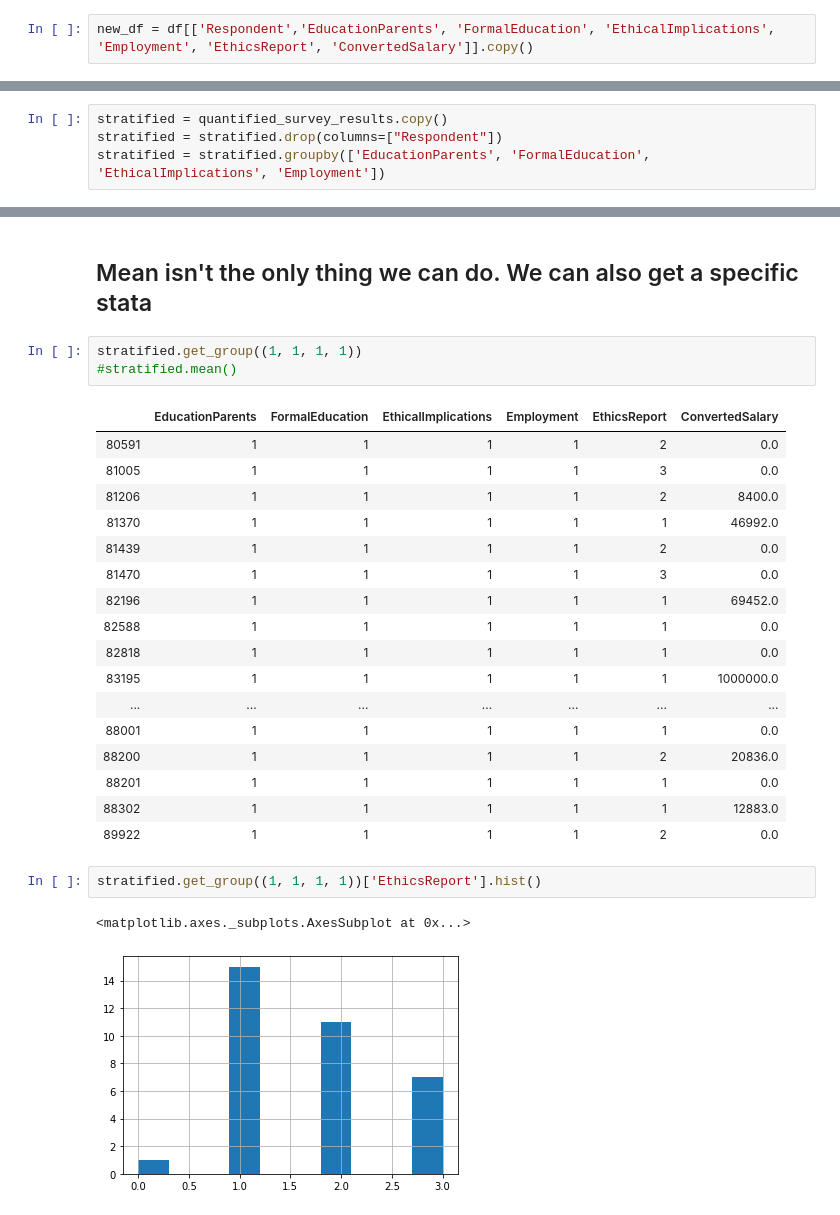
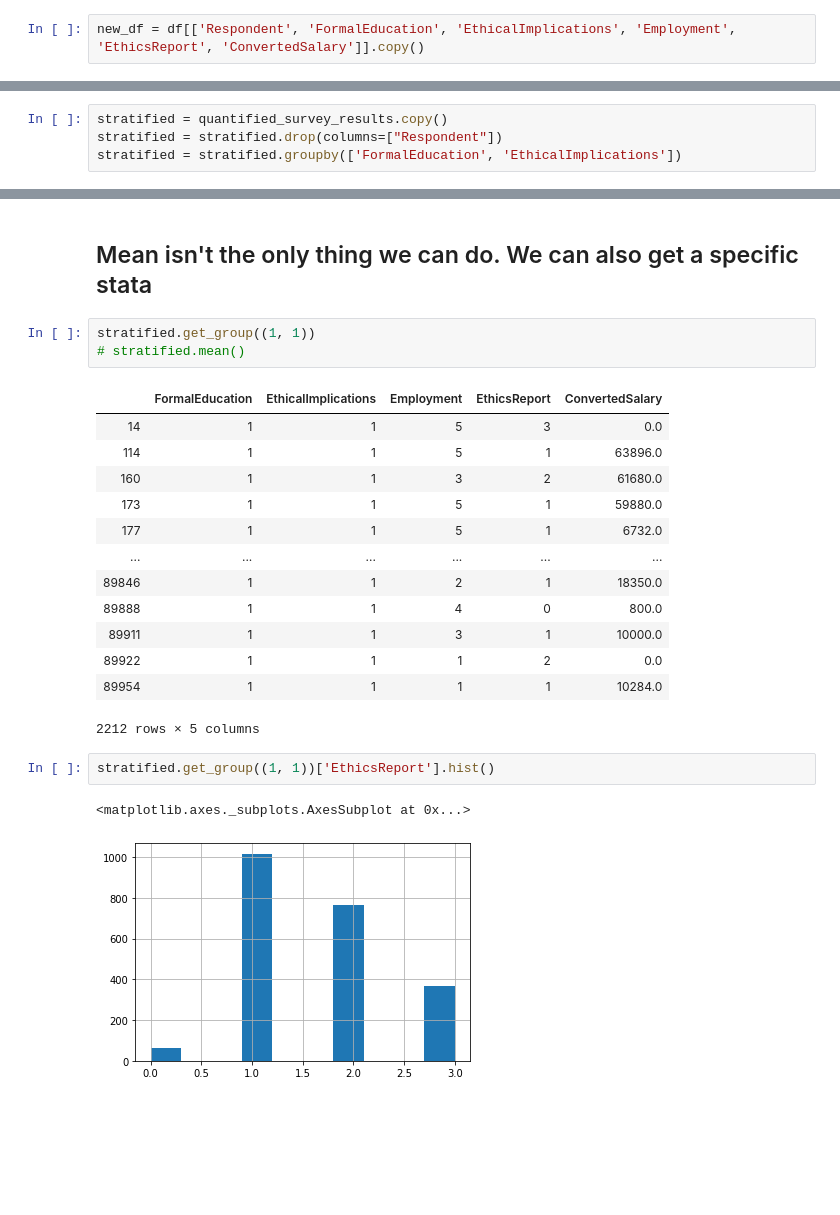
Before and after one commit to dcmesh/EECS-442-Project, a Jupyter notebook: EECS 442 - Final Project.ipynb, the cells around one changed output, grey strips where cells are left out. Drawn from its saved outputs; the diff is of its cells as text; blank space fills up the shorter version.

```diff
--- a/EECS 442 - Final Project.ipynb
+++ b/EECS 442 - Final Project.ipynb
@@ -61,7 +61,7 @@ Name: Student, Length: 98855, dtype: object
 # %% [markdown]
 Now, the data we need is: Parent's Education, Education, Reporting Responsibility, Employment, Reporting Code, and Salary.
 # %%
-new_df = df[['Respondent','EducationParents', 'FormalEducation', 'EthicalImplications', 'Employment', 'EthicsReport', 'ConvertedSalary']].copy()
+new_df = df[['Respondent', 'FormalEducation', 'EthicalImplications', 'Employment', 'EthicsReport', 'ConvertedSalary']].copy()
 # %% [markdown]
 And we can verify that our dataframe is correct (columns are split into mutiple lines of entries):
 # %%
@@ -278,7 +271,7 @@ Name: 1, dtype: float64
 # %%
 stratified = quantified_survey_results.copy()
 stratified = stratified.drop(columns=["Respondent"])
-stratified = stratified.groupby(['EducationParents', 'FormalEducation', 'EthicalImplications', 'Employment'])
+stratified = stratified.groupby(['FormalEducation', 'EthicalImplications'])
 # %% [markdown]
 ## Here is the mean of each strata
 # %%
@@ -312,31 +311,27 @@ array([[<matplotlib.axes._subplots.AxesSubplot object at 0x...>,
 # %% [markdown]
 ## Mean isn't the only thing we can do. We can also get a specific stata
 # %%
-stratified.get_group((1, 1, 1, 1))
-#stratified.mean()
+stratified.get_group((1, 1))
+# stratified.mean()
 # %% [output]
-|  | EducationParents | FormalEducation | EthicalImplications | Employment | EthicsReport | ConvertedSalary |
-| 80591 | 1 | 1 | 1 | 1 | 2 | 0.0 |
-| 81005 | 1 | 1 | 1 | 1 | 3 | 0.0 |
-| 81206 | 1 | 1 | 1 | 1 | 2 | 8400.0 |
-| 81370 | 1 | 1 | 1 | 1 | 1 | 46992.0 |
-| 81439 | 1 | 1 | 1 | 1 | 2 | 0.0 |
-| 81470 | 1 | 1 | 1 | 1 | 3 | 0.0 |
-| 82196 | 1 | 1 | 1 | 1 | 1 | 69452.0 |
-| 82588 | 1 | 1 | 1 | 1 | 1 | 0.0 |
-| 82818 | 1 | 1 | 1 | 1 | 1 | 0.0 |
-| 83195 | 1 | 1 | 1 | 1 | 1 | 1000000.0 |
-| ... | ... | ... | ... | ... | ... | ... |
-| 88001 | 1 | 1 | 1 | 1 | 1 | 0.0 |
-| 88200 | 1 | 1 | 1 | 1 | 2 | 20836.0 |
-| 88201 | 1 | 1 | 1 | 1 | 1 | 0.0 |
-| 88302 | 1 | 1 | 1 | 1 | 1 | 12883.0 |
-| 89922 | 1 | 1 | 1 | 1 | 2 | 0.0 |
+|  | FormalEducation | EthicalImplications | Employment | EthicsReport | ConvertedSalary |
+| 14 | 1 | 1 | 5 | 3 | 0.0 |
+| 114 | 1 | 1 | 5 | 1 | 63896.0 |
+| 160 | 1 | 1 | 3 | 2 | 61680.0 |
+| 173 | 1 | 1 | 5 | 1 | 59880.0 |
+| 177 | 1 | 1 | 5 | 1 | 6732.0 |
+| ... | ... | ... | ... | ... | ... |
+| 89846 | 1 | 1 | 2 | 1 | 18350.0 |
+| 89888 | 1 | 1 | 4 | 0 | 800.0 |
+| 89911 | 1 | 1 | 3 | 1 | 10000.0 |
+| 89922 | 1 | 1 | 1 | 2 | 0.0 |
+| 89954 | 1 | 1 | 1 | 1 | 10284.0 |
+2212 rows × 5 columns
 # %%
-stratified.get_group((1, 1, 1, 1))['EthicsReport'].hist()
+stratified.get_group((1, 1))['EthicsReport'].hist()
 # %% [output]
 <matplotlib.axes._subplots.AxesSubplot at 0x...>
-[figure, old version]
+[figure, new version]
 # %%
 len(stratified)
 # %% [output]
```
Also changed, not shown: parts of 19 cells of this notebook.
